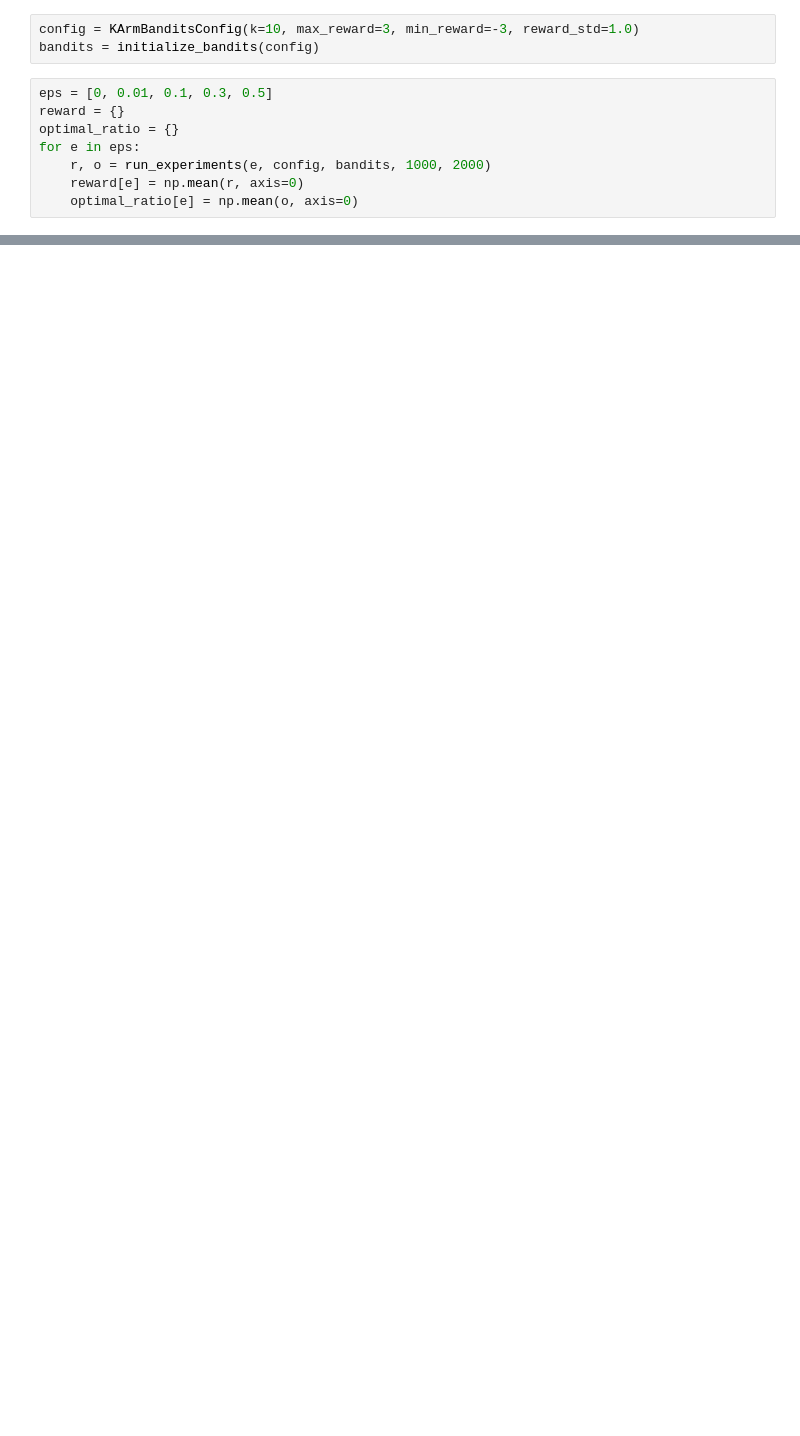
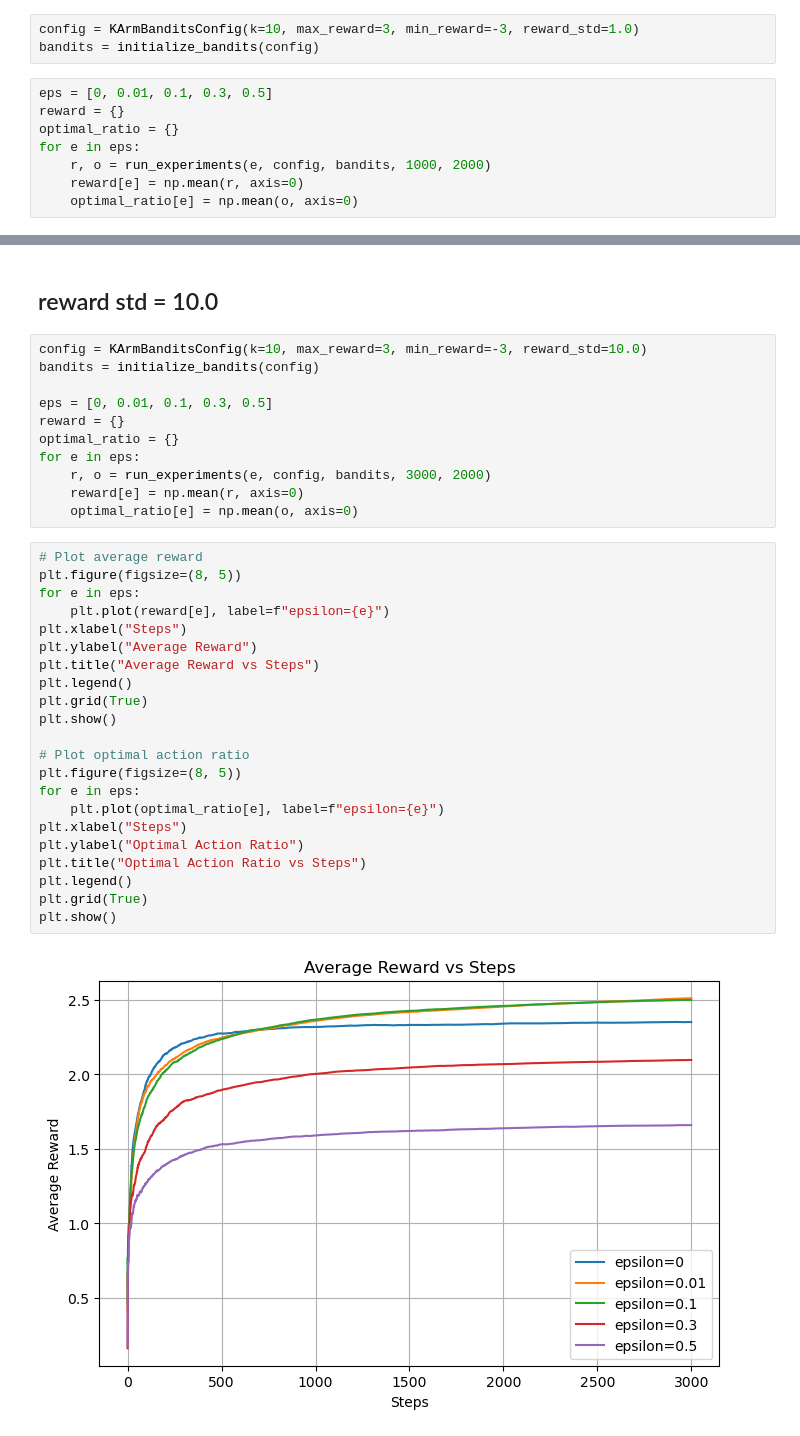
Before and after one commit to tanxy11/playground, a Jupyter notebook: multi-arm bandits.ipynb, the cells around one changed output, grey strips where cells are left out. Drawn from its saved outputs; the diff is of its cells as text; blank space fills up the shorter version.

Commit message:
add std=10.0 experiment

```diff
--- a/multi-arm bandits.ipynb
+++ b/multi-arm bandits.ipynb
@@ -133,0 +136,37 @@ plt.show()
+# %% [markdown]
+## reward std = 10.0
+# %%
+config = KArmBanditsConfig(k=10, max_reward=3, min_reward=-3, reward_std=10.0)
+bandits = initialize_bandits(config)
+
+eps = [0, 0.01, 0.1, 0.3, 0.5]
+reward = {}
+optimal_ratio = {}
+for e in eps:
+    r, o = run_experiments(e, config, bandits, 3000, 2000)
+    reward[e] = np.mean(r, axis=0)
+    optimal_ratio[e] = np.mean(o, axis=0)
+# %%
+# Plot average reward
+plt.figure(figsize=(8, 5))
+for e in eps:
+    plt.plot(reward[e], label=f"epsilon={e}")
+plt.xlabel("Steps")
+plt.ylabel("Average Reward")
+plt.title("Average Reward vs Steps")
+plt.legend()
+plt.grid(True)
+plt.show()
+
+# Plot optimal action ratio
+plt.figure(figsize=(8, 5))
+for e in eps:
+    plt.plot(optimal_ratio[e], label=f"epsilon={e}")
+plt.xlabel("Steps")
+plt.ylabel("Optimal Action Ratio")
+plt.title("Optimal Action Ratio vs Steps")
+plt.legend()
+plt.grid(True)
+plt.show()
+# %% [output]
+[figure, added]
```
Also changed, not shown: parts of 3 cells of this notebook.
